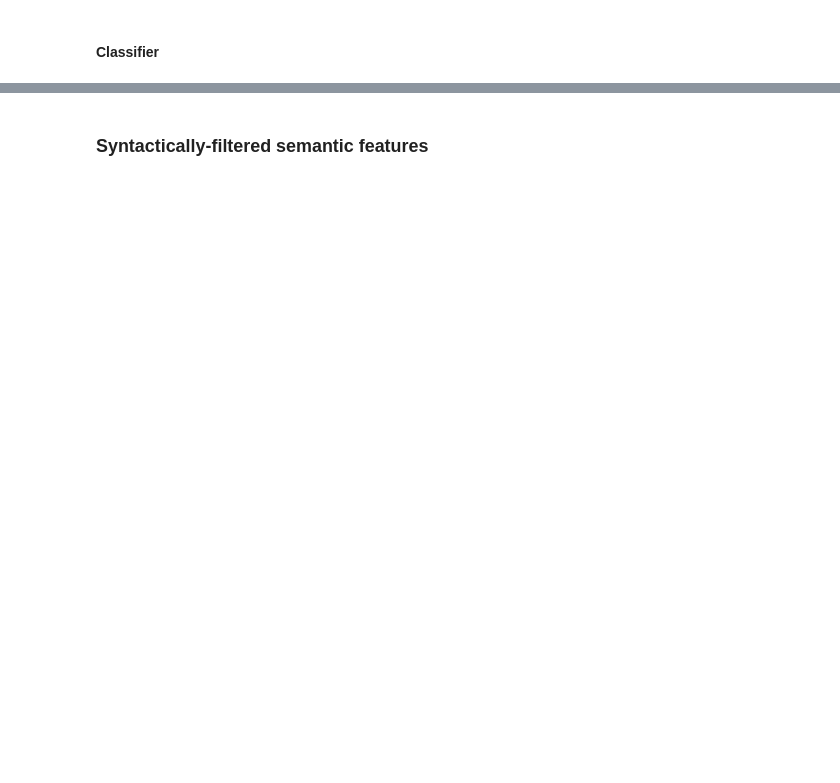
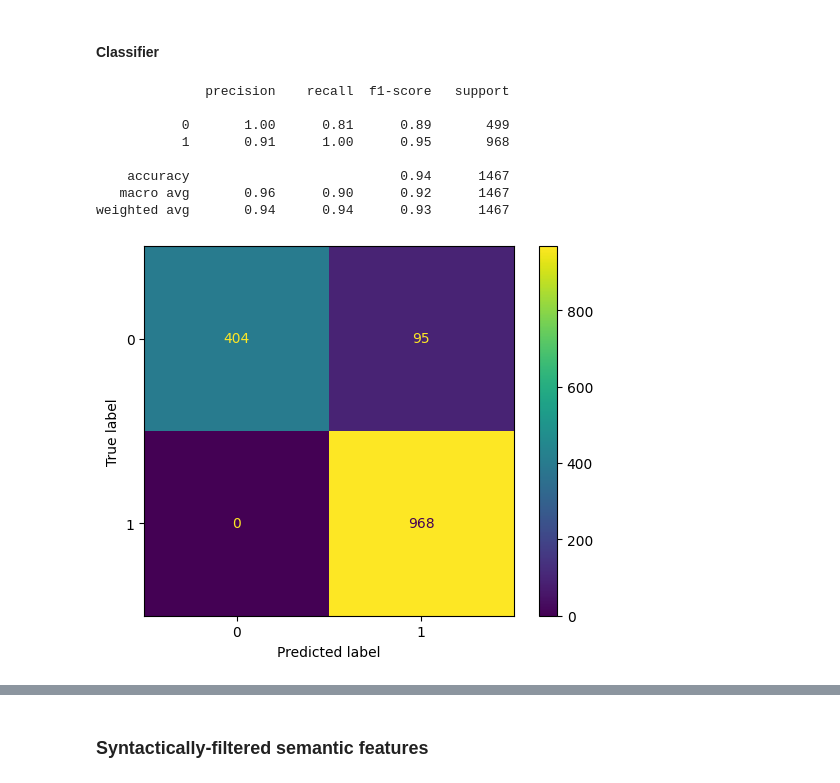
Before and after one commit to elenasofia98/PracticalNLP-2023-2024, a Jupyter notebook: HoL05_1_ParaphraseClassification_LexicalFeatures.ipynb, the cells around one changed output, grey strips where cells are left out. Saved outputs shown, nothing was run; the diff lists cells and outputs as text; code cells hidden in the pictures; blank space fills up the shorter version.

```diff
--- a/HoL05_1_ParaphraseClassification_LexicalFeatures.ipynb
+++ b/HoL05_1_ParaphraseClassification_LexicalFeatures.ipynb
@@ -567,26 +687,36 @@ print(X_synsets['train'].shape, X_synsets['validation'].shape)
 # %%
 from sklearn import svm
 from sklearn.metrics import accuracy_score, confusion_matrix, ConfusionMatrixDisplay, classification_report
 
 # Classifier - Algorithm - SVM
 # fit the training dataset on the classifier
-SVM = svm.SVC(C=1.0, kernel='poly', degree=3)
+SVM = svm.SVC(C=3.0, kernel='poly', degree=3)
 
 
 X_train = X_synsets['train']
 y_train = X['train']['target']
 
 
 SVM.fit(X_train, y_train)
 
 pred_train = SVM.predict(X_train)
 
 cm = confusion_matrix(y_train, pred_train)
 disp = ConfusionMatrixDisplay(confusion_matrix=cm, display_labels=SVM.classes_)
 
 disp.plot()
 
 print(classification_report(y_pred=pred_train, y_true=y_train))
+# %% [output]
+              precision    recall  f1-score   support
+
+           0       1.00      0.81      0.89       499
+           1       0.91      1.00      0.95       968
+
+    accuracy                           0.94      1467
+   macro avg       0.96      0.90      0.92      1467
+weighted avg       0.94      0.94      0.93      1467
+[figure, added]
 # %%
 X_test = X_synsets['validation']
 y_test = X['validation']['target']
```
Also changed, not shown: parts of 29 cells of this notebook.
